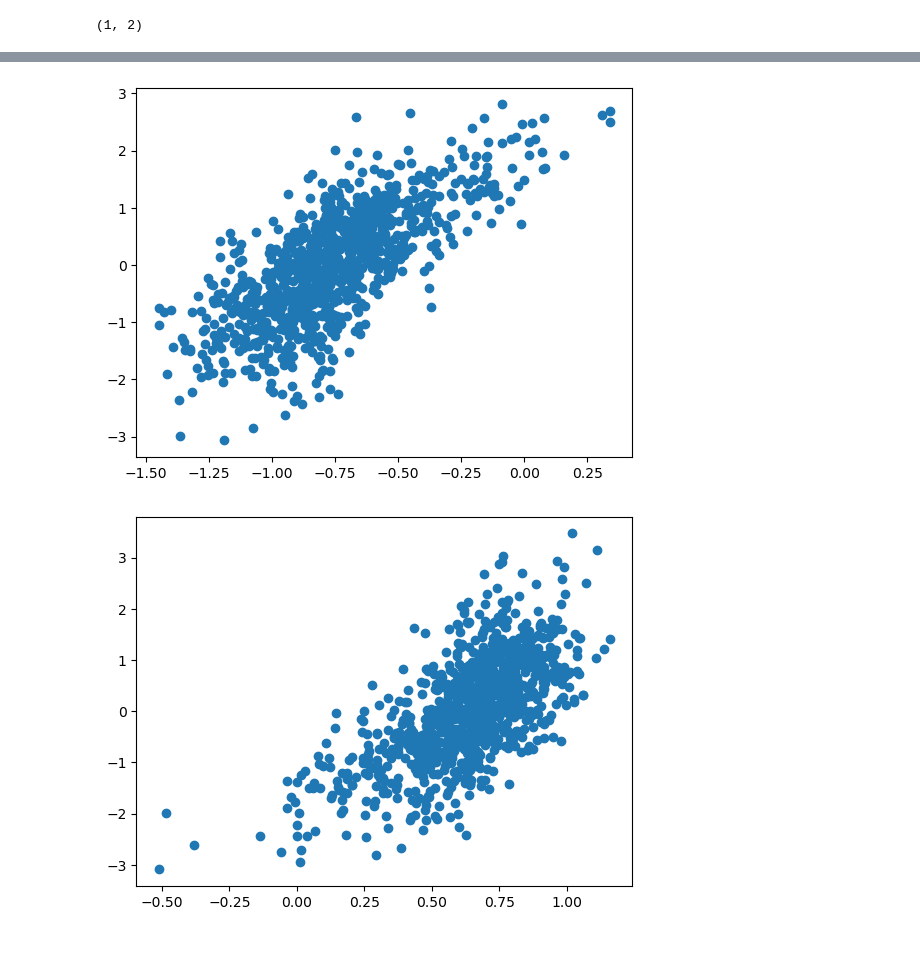
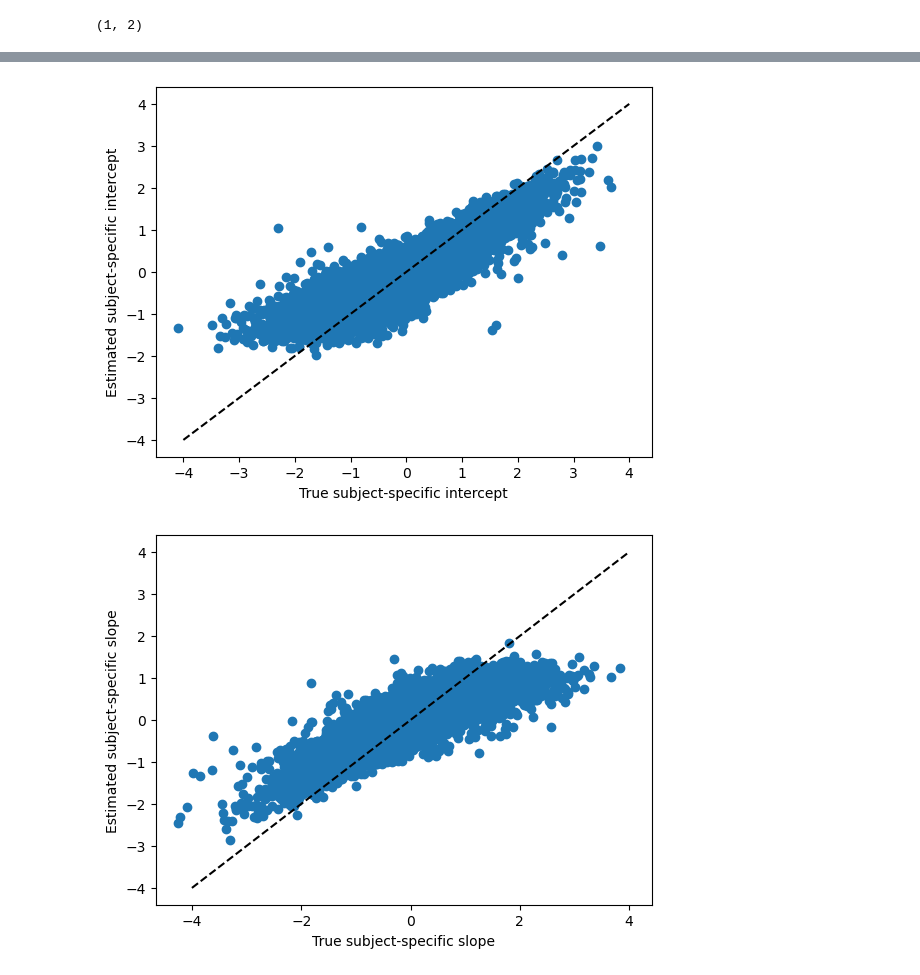
Before and after one commit to mengelhard/neural-features-glmm, a Jupyter notebook: notebooks/simulated_data_1.ipynb, the cells around one changed output, grey strips where cells are left out. Drawn from its saved outputs; the diff is of its cells as text; code cells hidden in the pictures; blank space fills up the shorter version.

```diff
--- a/notebooks/simulated_data_1.ipynb
+++ b/notebooks/simulated_data_1.ipynb
@@ -25,7 +31,7 @@ subj_slopes = rng.randn(num_subjects)
 # %%
 # observed features
 
-n_obs_per_subject = rng.randint(1, 50, size=num_subjects)
+n_obs_per_subject = rng.randint(50, 100, size=num_subjects)
 
 sid = np.array([i for i, n_obs in enumerate(n_obs_per_subject) for _ in range(n_obs)]).astype(np.int32)
 sid_nobs = np.array([n_obs for i, n_obs in enumerate(n_obs_per_subject) for _ in range(n_obs)]).astype(np.int32)
@@ -93,14 +89,15 @@ class NeuralFeaturesGLMM(nn.Module):
         self.pop_params_layer = nn.Linear(num_population_effects, 1, bias=False)
 
         self.ss_params_layer = nn.Embedding(num_subjects, num_subject_specific_effects)
-        self.ss_params_mu = nn.Parameter(torch.zeros(num_subject_specific_effects, 1))
+        self.ss_params_mu = 0#nn.Parameter(torch.zeros(num_subject_specific_effects, 1))
         self.ss_params_logsigma = nn.Parameter(torch.zeros(num_subject_specific_effects, 1))
 
         self.pop_nll = nn.BCEWithLogitsLoss(reduction='none')
         self.ssp_nll = nn.GaussianNLLLoss(reduction='none')
 
         self.ss_params = self.ss_params_layer.parameters()
-        self.pop_params = (*self.pop_params_layer.parameters(), self.ss_params_mu, self.ss_params_logsigma)
+        #self.pop_params = (*self.pop_params_layer.parameters(), self.ss_params_mu, self.ss_params_logsigma)
+        self.pop_params = (*self.pop_params_layer.parameters(), self.ss_params_logsigma)
 
     def forward(self, x, z, sid):
         logits = torch.squeeze(self.pop_params_layer(x))
@@ -121,9 +118,9 @@ class NeuralFeaturesGLMM(nn.Module):
 
         # subject specific effects likelihood
         # we divide by num obs for each subject to avoid repeating for each observation
-        nll += torch.sum(self.ssp_nll(ssp, self.ss_params_mu, torch.exp(self.ss_params_logsigma)), 0) / sid_nobs
+        nll += torch.sum(self.ssp_nll(ssp, self.ss_params_mu, torch.exp(2 * self.ss_params_logsigma)), 0) / sid_nobs
 
-        return torch.mean(nll)
+        return torch.sum(nll)
 # %%
 def get_batches(batch_size=1):
     for ndx in range(0, num_subjects, batch_size):
@@ -139,6 +136,8 @@ def train(model, epochs, ss_steps=1, pop_steps=1):
     all_loss = []
 
     for epoch in range(epochs):
+
+        epoch_loss = []
 
         for batch_idx, (x_batch, z_batch, sid_batch, sid_nobs_batch, y_batch) in enumerate(
             get_batches(batch_size=50)):
@@ -162,10 +161,12 @@ def train(model, epochs, ss_steps=1, pop_steps=1):
                 pop_opt.step()
 
             current_loss = loss.detach().numpy()
-            all_loss.append(current_loss)
+            epoch_loss.append(current_loss)
 
-        print('Epoch %i; Loss = %.3f' % (epoch, current_loss))
+        epoch_loss = np.mean(epoch_loss)
+        all_loss.append(epoch_loss)
+        print('Epoch %i; Loss = %.3f' % (epoch, epoch_loss))
+
+    return all_loss
 
 mdl = NeuralFeaturesGLMM(2, num_subjects, 2)
-
-train(mdl, 100, ss_steps=10)
@@ -207,10 +215,18 @@ ss_params_layer.weight tensor([[-0.8830, -0.0214],
+# %%
+ss_params_estimated = mdl.ss_params_layer.weight.detach().numpy()
 # %%
-plt.scatter(ss_params_estimated[:, 0], subj_intercepts)
+plt.scatter(subj_intercepts, ss_params_estimated[:, 0])
+plt.plot([-4, 4], [-4, 4], 'k--')
+plt.xlabel('True subject-specific intercept')
+plt.ylabel('Estimated subject-specific intercept')
 plt.show()
 # %% [output]
-[figure, old version]
+[figure, new version]
 # %%
-plt.scatter(ss_params_estimated[:, 1], subj_slopes)
+plt.scatter(subj_slopes, ss_params_estimated[:, 1])
+plt.plot([-4, 4], [-4, 4], 'k--')
+plt.xlabel('True subject-specific slope')
+plt.ylabel('Estimated subject-specific slope')
 plt.show()
 # %% [output]
-[figure, old version]
+[figure, new version]
```
Also changed, not shown: parts of 10 cells of this notebook, 1 other file.
